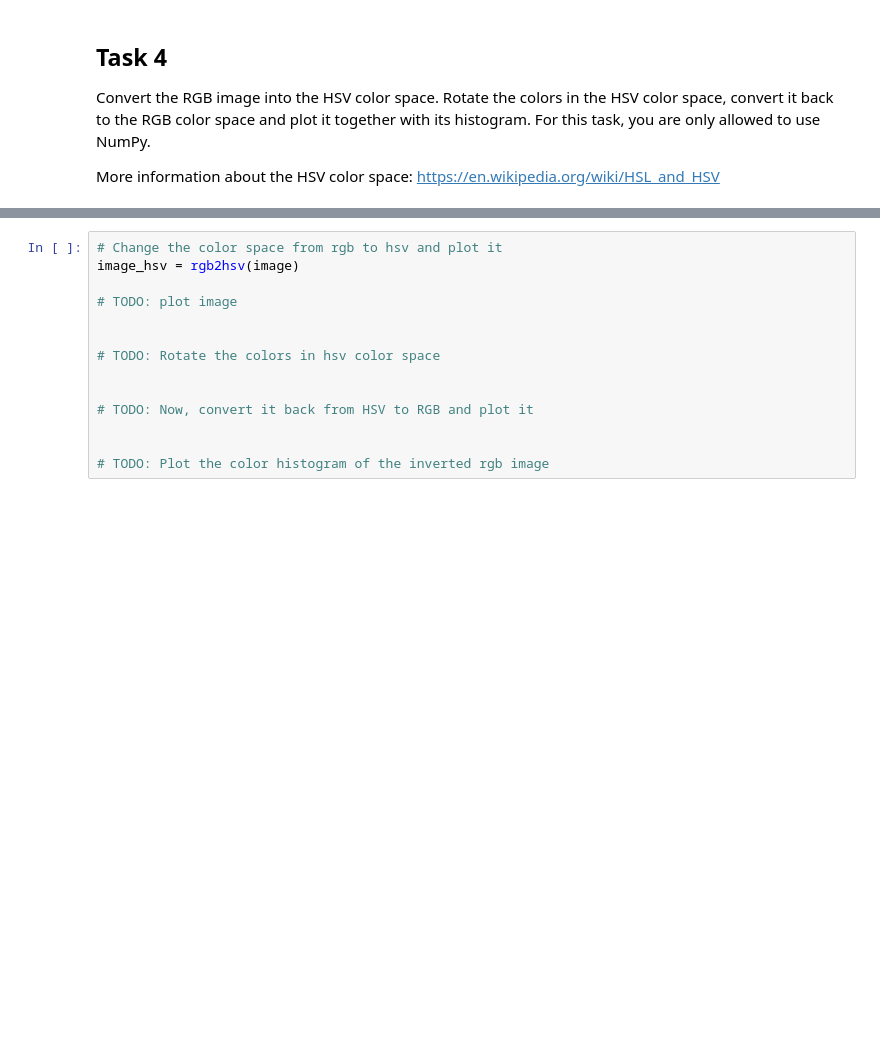
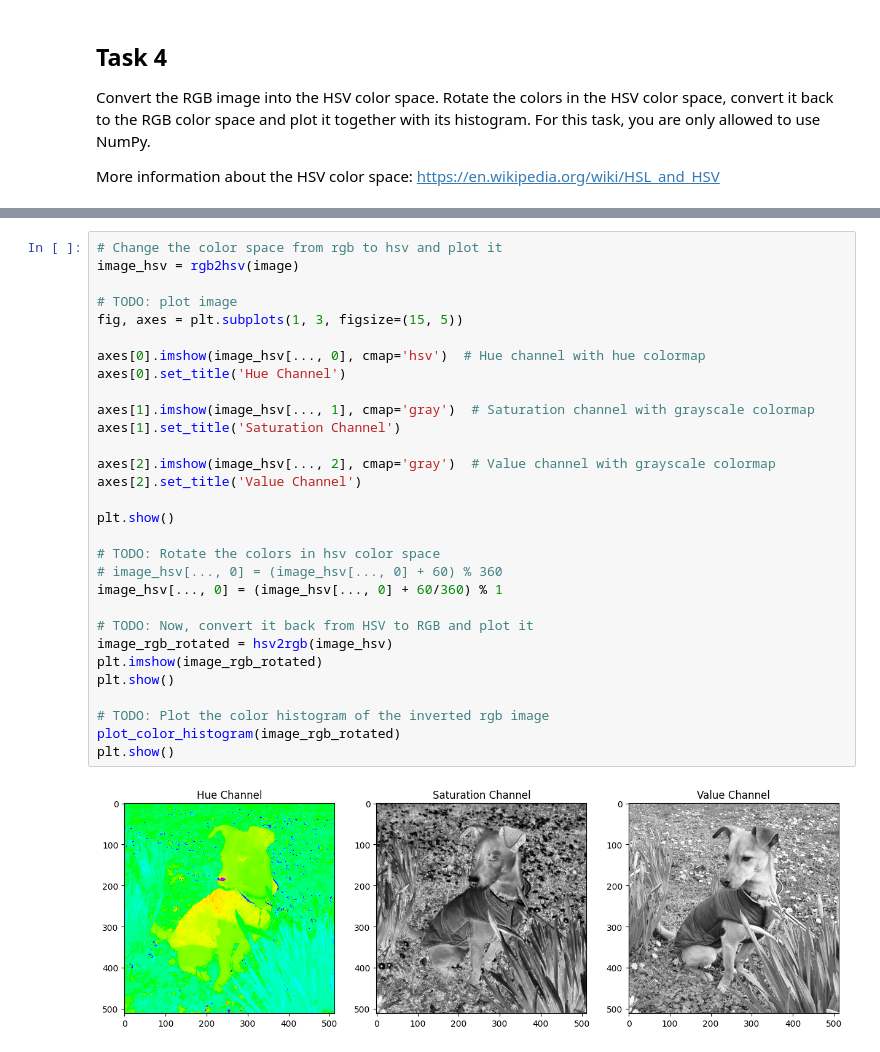
Before and after one commit to tenjust/3dcv-students, a Jupyter notebook: 1.0-tl-scientific-python.ipynb, the cells around one changed output, grey strips where cells are left out. Saved outputs shown, nothing was run; the diff lists cells and outputs as text; blank space fills up the shorter version.

```diff
--- a/1.0-tl-scientific-python.ipynb
+++ b/1.0-tl-scientific-python.ipynb
@@ -193,14 +275,32 @@ def hsv2rgb(image):
 # %%
 # Change the color space from rgb to hsv and plot it
 image_hsv = rgb2hsv(image)
 
 # TODO: plot image
+fig, axes = plt.subplots(1, 3, figsize=(15, 5))
 
+axes[0].imshow(image_hsv[..., 0], cmap='hsv')  # Hue channel with hue colormap
+axes[0].set_title('Hue Channel')
+
+axes[1].imshow(image_hsv[..., 1], cmap='gray')  # Saturation channel with grayscale colormap
+axes[1].set_title('Saturation Channel')
+
+axes[2].imshow(image_hsv[..., 2], cmap='gray')  # Value channel with grayscale colormap
+axes[2].set_title('Value Channel')
+
+plt.show()
 
 # TODO: Rotate the colors in hsv color space
-
+# image_hsv[..., 0] = (image_hsv[..., 0] + 60) % 360
+image_hsv[..., 0] = (image_hsv[..., 0] + 60/360) % 1
 
 # TODO: Now, convert it back from HSV to RGB and plot it
-
+image_rgb_rotated = hsv2rgb(image_hsv)
+plt.imshow(image_rgb_rotated)
+plt.show()
 
 # TODO: Plot the color histogram of the inverted rgb image
+plot_color_histogram(image_rgb_rotated)
+plt.show()
+# %% [output]
+[figure, added]
```
Also changed, not shown: parts of 7 cells of this notebook, 1 other file.
